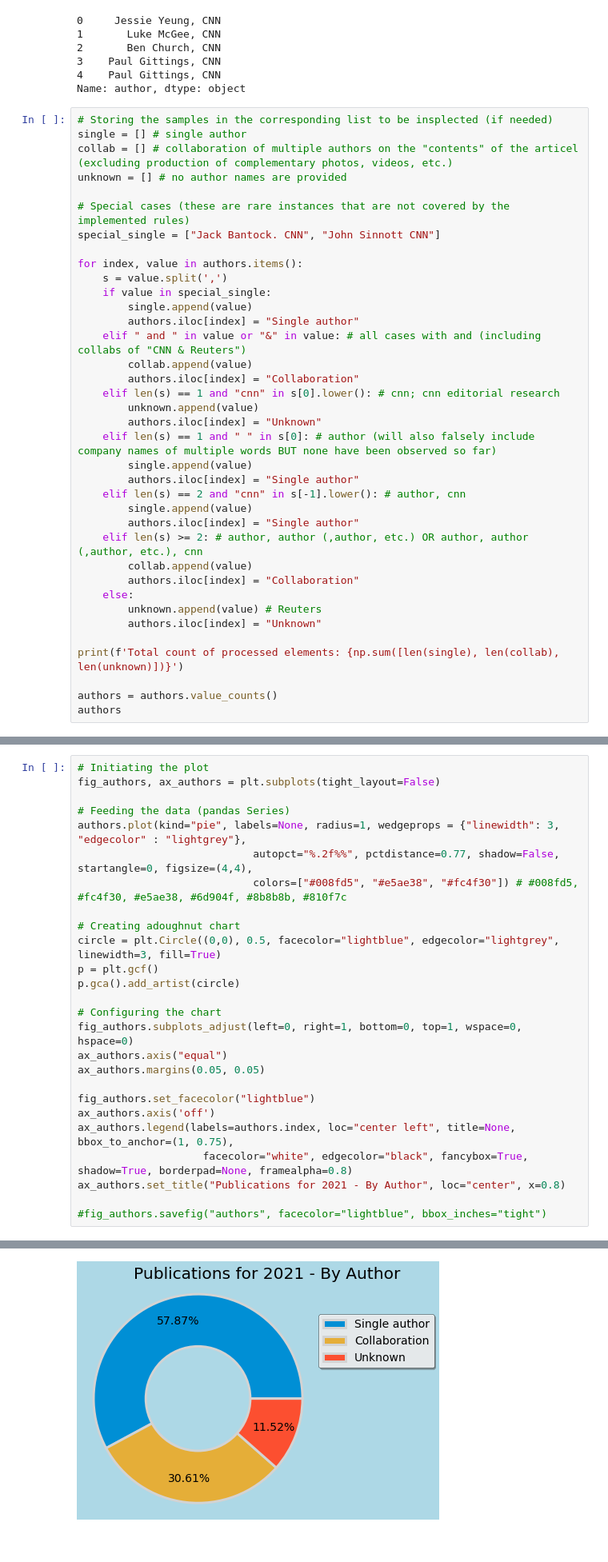
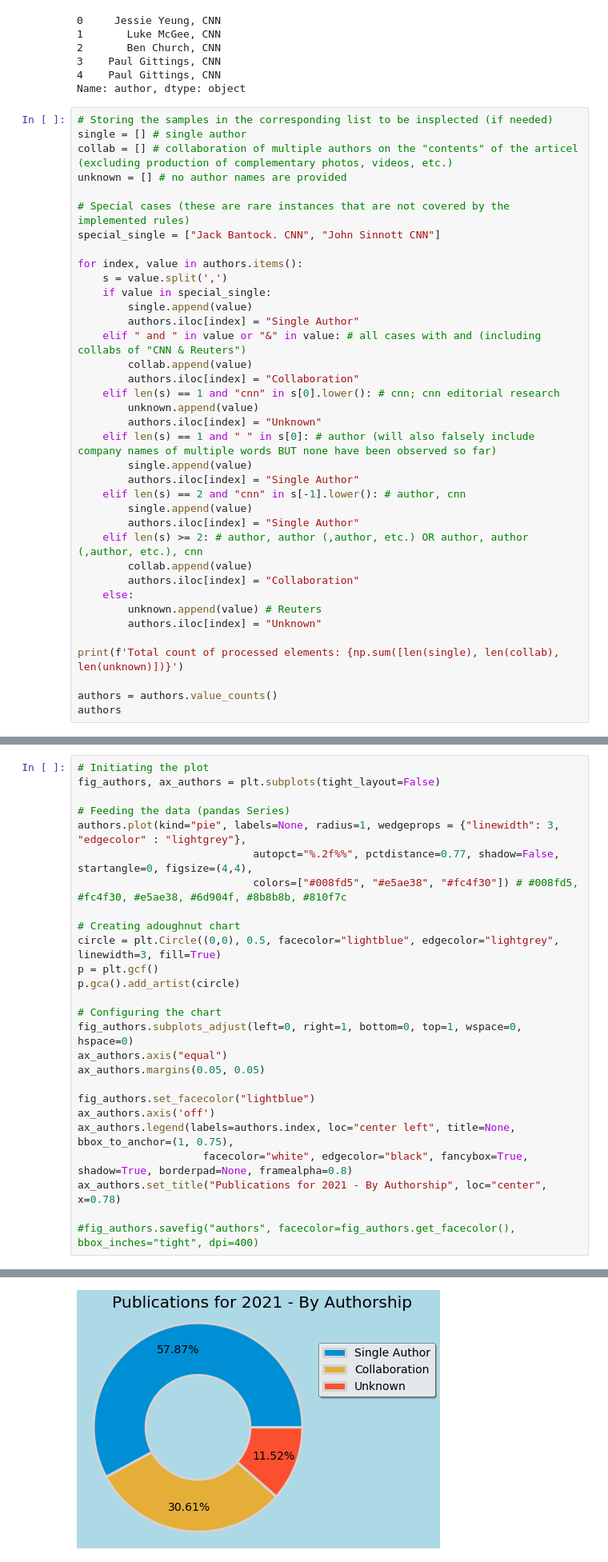
Before and after one commit to vollenia/data_analysis_CNN_news, a Jupyter notebook: analysis_cnn_xml.ipynb, the cells around one changed output, grey strips where cells are left out. Shown at 80% size. Saved outputs shown, nothing was run; the diff lists cells and outputs as text.

```diff
--- a/analysis_cnn_xml.ipynb
+++ b/analysis_cnn_xml.ipynb
@@ -314,7 +302,7 @@ for index, value in authors.items():
     s = value.split(',')
     if value in special_single:
         single.append(value)
-        authors.iloc[index] = "Single author"
+        authors.iloc[index] = "Single Author"
     elif " and " in value or "&" in value: # all cases with and (including collabs of "CNN & Reuters")
         collab.append(value)
         authors.iloc[index] = "Collaboration"
@@ -323,10 +311,10 @@ for index, value in authors.items():
         authors.iloc[index] = "Unknown"
     elif len(s) == 1 and " " in s[0]: # author (will also falsely include company names of multiple words BUT none have been observed so far)
         single.append(value)
-        authors.iloc[index] = "Single author"
+        authors.iloc[index] = "Single Author"
     elif len(s) == 2 and "cnn" in s[-1].lower(): # author, cnn
         single.append(value)
-        authors.iloc[index] = "Single author"
+        authors.iloc[index] = "Single Author"
     elif len(s) >= 2: # author, author (,author, etc.) OR author, author (,author, etc.), cnn
         collab.append(value)
         authors.iloc[index] = "Collaboration"
@@ -367,7 +355,7 @@ fig_authors.set_facecolor("lightblue")
 ax_authors.axis('off')
 ax_authors.legend(labels=authors.index, loc="center left", title=None, bbox_to_anchor=(1, 0.75),
                     facecolor="white", edgecolor="black", fancybox=True, shadow=True, borderpad=None, framealpha=0.8)
-ax_authors.set_title("Publications for 2021 - By Author", loc="center", x=0.8)
+ax_authors.set_title("Publications for 2021 - By Authorship", loc="center", x=0.78)
 
-#fig_authors.savefig("authors", facecolor="lightblue", bbox_inches="tight")
+#fig_authors.savefig("authors", facecolor=fig_authors.get_facecolor(), bbox_inches="tight", dpi=400)
 # %% [output]
@@ -375,4 +363,4 @@ Text(0.8, 1.0, 'Publications for 2021 - By Author')
-[figure, old version]
+[figure, new version]
 # %% [markdown]
 Each category can be inspected further (analysis, debugging, etc.)
 # %%
```
Also changed, not shown: parts of 12 cells of this notebook.
